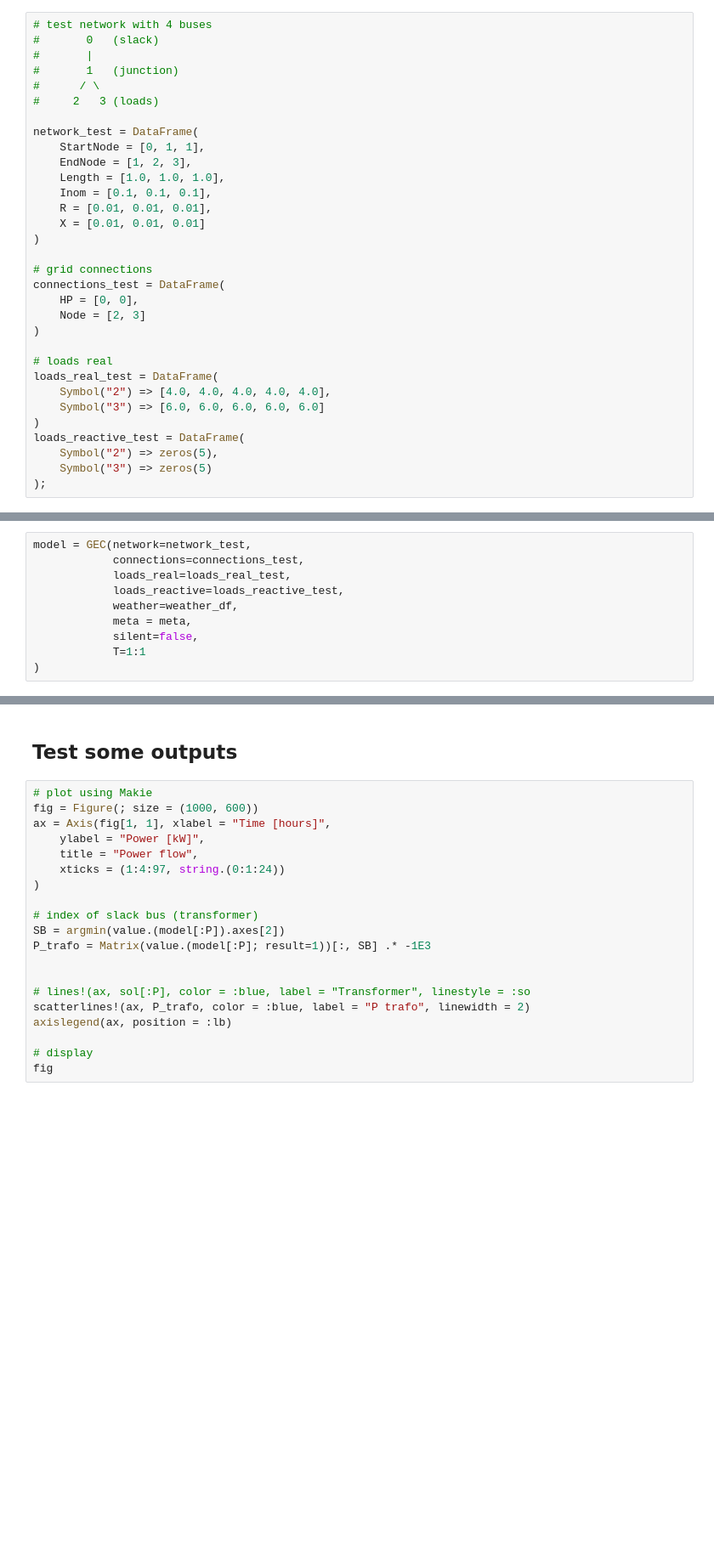
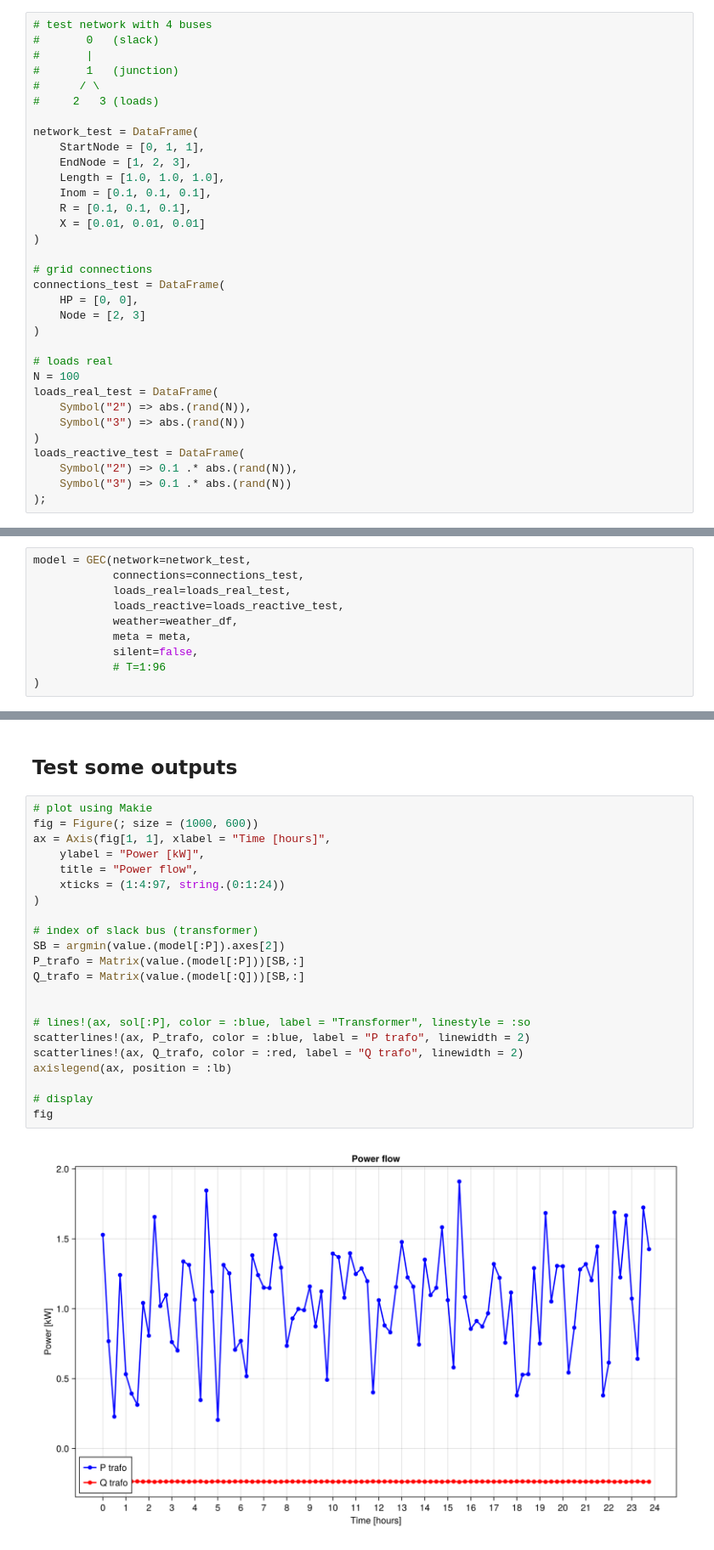
Before and after one commit to XinLiTue/Congestion-Management-based-on-Thermal-Comfort, a Jupyter notebook: OPF-jl.ipynb, the cells around one changed output, grey strips where cells are left out. Shown at 85% size. Saved outputs shown, nothing was run; the diff lists cells and outputs as text; blank space fills up the shorter version.

```diff
--- a/OPF-jl.ipynb
+++ b/OPF-jl.ipynb
@@ -185,7 +185,7 @@ network_test = DataFrame(
     EndNode = [1, 2, 3],
     Length = [1.0, 1.0, 1.0],
     Inom = [0.1, 0.1, 0.1],
-    R = [0.01, 0.01, 0.01],
+    R = [0.1, 0.1, 0.1],
     X = [0.01, 0.01, 0.01]
 )
 
@@ -196,11 +196,12 @@ connections_test = DataFrame(
 )
 
 # loads real
+N = 100
 loads_real_test = DataFrame(
-    Symbol("2") => [4.0, 4.0, 4.0, 4.0, 4.0],
-    Symbol("3") => [6.0, 6.0, 6.0, 6.0, 6.0]
+    Symbol("2") => abs.(rand(N)),
+    Symbol("3") => abs.(rand(N))
 )
 loads_reactive_test = DataFrame(
-    Symbol("2") => zeros(5),
-    Symbol("3") => zeros(5)
+    Symbol("2") => 0.1 .* abs.(rand(N)),
+    Symbol("3") => 0.1 .* abs.(rand(N))
 );
@@ -240,7 +213,7 @@ model = GEC(network=network_test,
             weather=weather_df,
             meta = meta,
             silent=false,
-            T=1:1
+            # T=1:96
 )
 # %% [output]
 Set parameter Username
@@ -291,20 +263,24 @@ A JuMP Model
 # %%
 # plot using Makie
 fig = Figure(; size = (1000, 600))
 ax = Axis(fig[1, 1], xlabel = "Time [hours]",
     ylabel = "Power [kW]",
     title = "Power flow",
     xticks = (1:4:97, string.(0:1:24))
 )
 
 # index of slack bus (transformer)
 SB = argmin(value.(model[:P]).axes[2])
-P_trafo = Matrix(value.(model[:P]; result=1))[:, SB] .* -1E3
+P_trafo = Matrix(value.(model[:P]))[SB,:]
+Q_trafo = Matrix(value.(model[:Q]))[SB,:]
 
 
 # lines!(ax, sol[:P], color = :blue, label = "Transformer", linestyle = :so
 scatterlines!(ax, P_trafo, color = :blue, label = "P trafo", linewidth = 2)
+scatterlines!(ax, Q_trafo, color = :red, label = "Q trafo", linewidth = 2)
 axislegend(ax, position = :lb)
 
 # display
 fig
+# %% [output]
+[figure, added]
```
Also changed, not shown: parts of 6 cells of this notebook, 1 other file.
